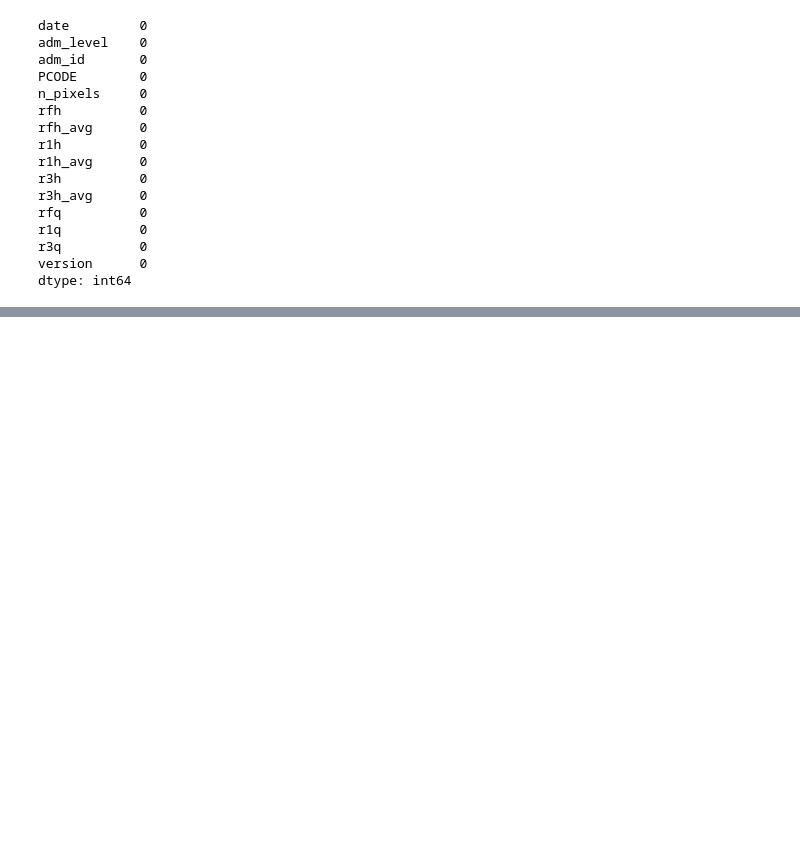
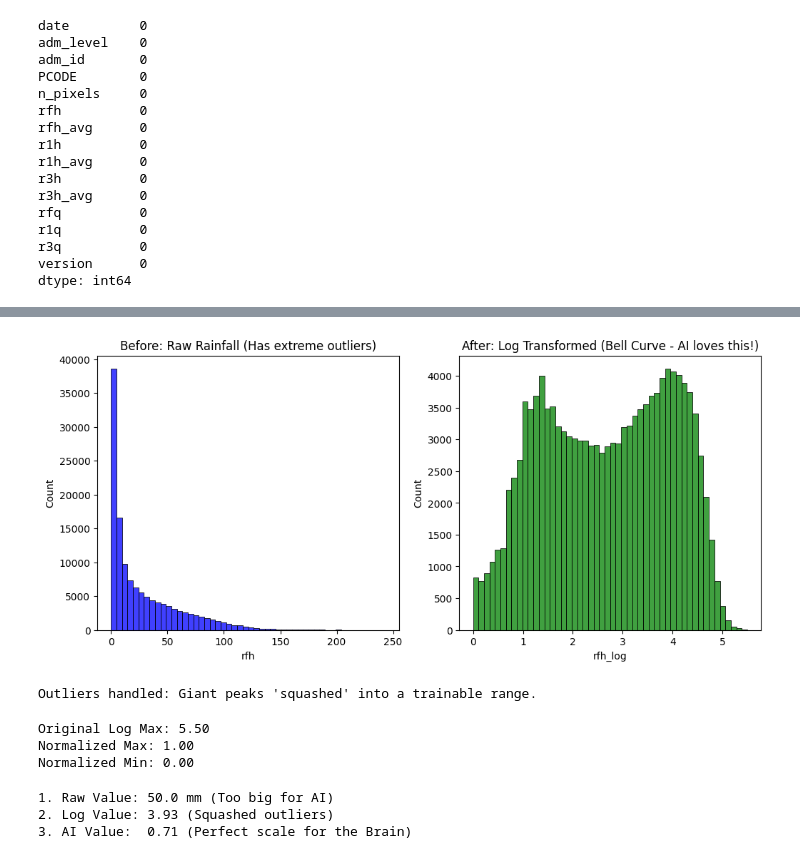
Before and after one commit to demirewu-manidefro/Rainfall, a Jupyter notebook: rainfall_prediction.ipynb, the cells around one changed output, grey strips where cells are left out. Saved outputs shown, nothing was run; the diff lists cells and outputs as text; code cells hidden in the pictures; blank space fills up the shorter version.

```diff
--- a/rainfall_prediction.ipynb
+++ b/rainfall_prediction.ipynb
@@ -498,0 +224,56 @@ print("3. scaler_y.pkl")
+# %%
+import numpy as np
+import matplotlib.pyplot as plt
+import seaborn as sns
+
+# 1. Create the Log-transformed version of the rain
+# log1p handles 0 values safely (log(1 + 0))
+df['rfh_log'] = np.log1p(df['rfh'])
+
+# 2. Let's see the magic: Before vs After
+plt.figure(figsize=(12, 5))
+
+plt.subplot(1, 2, 1)
+sns.histplot(df['rfh'], bins=50, color='blue')
+plt.title("Before: Raw Rainfall (Has extreme outliers)")
+
+plt.subplot(1, 2, 2)
+sns.histplot(df['rfh_log'], bins=50, color='green')
+plt.title("After: Log Transformed (Bell Curve - AI loves this!)")
+
+plt.show()
+
+print("Outliers handled: Giant peaks 'squashed' into a trainable range.")
+# %% [output]
+[figure, added]
+Outliers handled: Giant peaks 'squashed' into a trainable range.
+# %%
+# 1. We take our log-transformed target
+y_log = df[['rfh_log']]
+
+# 2. We apply Normalization (Min-Max Scaling)
+from sklearn.preprocessing import MinMaxScaler
+scaler = MinMaxScaler()
+y_normalized = scaler.fit_transform(y_log)
+
+# 3. Compare them
+print(f"Original Log Max: {y_log.max().values[0]:.2f}")
+print(f"Normalized Max: {y_normalized.max():.2f}") # This will be 1.00
+print(f"Normalized Min: {y_normalized.min():.2f}") # This will be 0.00
+# %% [output]
+Original Log Max: 5.50
+Normalized Max: 1.00
+Normalized Min: 0.00
+# %%
+# Let's take a "Normal" rain value (e.g., 50mm) and see its journey
+raw_rain = 50.0
+log_rain = np.log1p(raw_rain) # This will be ~3.93
+norm_rain = log_rain / 5.50    # This will be ~0.71 (on a scale of 0 to 1)
+
+print(f"1. Raw Value: {raw_rain} mm (Too big for AI)")
+print(f"2. Log Value: {log_rain:.2f} (Squashed outliers)")
+print(f"3. AI Value:  {norm_rain:.2f} (Perfect scale for the Brain)")
+# %% [output]
+1. Raw Value: 50.0 mm (Too big for AI)
+2. Log Value: 3.93 (Squashed outliers)
+3. AI Value:  0.71 (Perfect scale for the Brain)
```
Also changed, not shown: parts of 41 cells of this notebook.
